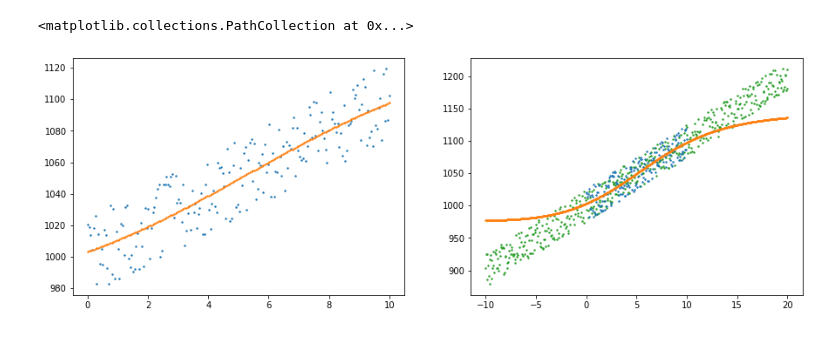
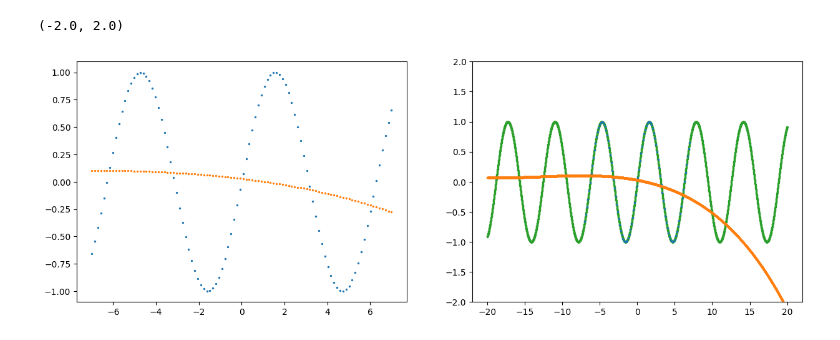
Before and after one commit to andiva/tmpnn, a Jupyter notebook: demo/LinearRegression.ipynb, the cells around one changed output. Drawn from its saved outputs; the diff is of its cells as text; code cells hidden in the pictures.

```diff
--- a/demo/LinearRegression.ipynb
+++ b/demo/LinearRegression.ipynb
@@ -17,7 +17,14 @@ y_test+=50*(np.random.rand(*y_test.shape) - 0.5)
+# %%
+x_test = np.linspace(-20,20,5000,True).reshape(-1,1)
+y_test = np.sin(x_test)
+yt_test = np.cos(x_test)
+x = np.linspace(-7,7,100,True).reshape(-1,1)
+y = np.sin(x)
+yt = np.cos(x)
 # %%
 poly_pipe = Pipeline(steps=[('scaler', StandardScaler()),
-                            ('preprocessor', PolynomialFeatures(degree=3, include_bias=False)),
-                            ('estimator', LinearRegression(normalize=True))
+                            ('preprocessor', PolynomialFeatures(degree=125, include_bias=False)),
+                            ('estimator', Lasso(alpha=0.0001))
                            ])
 
 poly_pipe.fit(x, y)
@@ -30,4 +37,5 @@ axs[0].scatter(x, y_pred, s=2)
 axs[1].scatter(x_test, y_test, s=2, c='tab:green')
 axs[1].scatter(x, y, s=2, c='tab:blue')
 axs[1].scatter(x_test, y_test_pred, s=2, c='tab:orange')
+axs[1].set_ylim(-2,2)
 # %% [output]
@@ -36,8 +44,10 @@ axs[1].scatter(x_test, y_test_pred, s=2, c='tab:orange')
 # %%
-model = Regression(num_features=1, num_targets=1, order=3, steps=10)
-model.fit(x, y, epochs=1000, verbose=2)
+model = Regression(num_features=1, num_targets=2, order=3, steps=10)
+model.fit(x, np.column_stack([y,yt]), epochs=100, verbose=1)
 model.set_learning_rate(0.5e-4)
-model.fit(x, y, epochs=500, verbose=2)
+model.fit(x, np.column_stack([y,yt]), epochs=500, verbose=1)
 ytm_pred = model.predict(x)
 ytm_test_pred = model.predict(x_test)
+
+model.pnn.get_weights()
 # %% [output]
@@ -61,10 +88,11 @@ Epoch 500/500
 # %%
 _, axs = plt.subplots(1, 2, figsize=(15,5))
 axs[0].scatter(x, y, s=2)
-axs[0].scatter(x, ytm_pred, s=2)
+axs[0].scatter(x, ytm_pred[:,0], s=2)
 axs[1].scatter(x_test, y_test, s=2, c='tab:green')
 axs[1].scatter(x, y, s=2, c='tab:blue')
-axs[1].scatter(x_test, ytm_test_pred, s=2, c='tab:orange')
+axs[1].scatter(x_test, ytm_test_pred[:,0], s=2, c='tab:orange')
+axs[1].set_ylim(-2,2)
 # %% [output]
-<matplotlib.collections.PathCollection at 0x...>
+(-2.0, 2.0)
-[figure, old version]
+[figure, new version]
```
Also changed, not shown: parts of 21 cells of this notebook, 6 other files.
